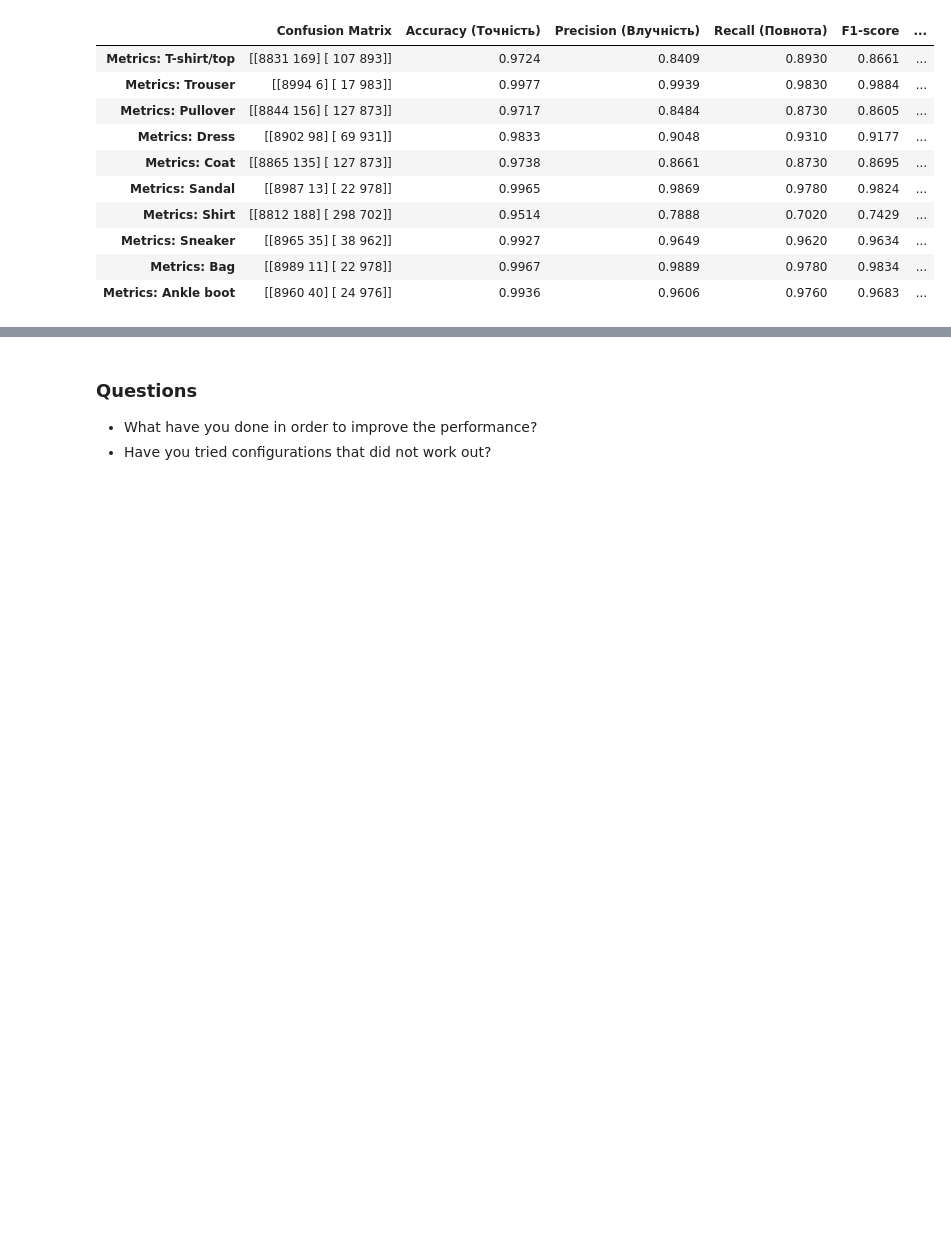
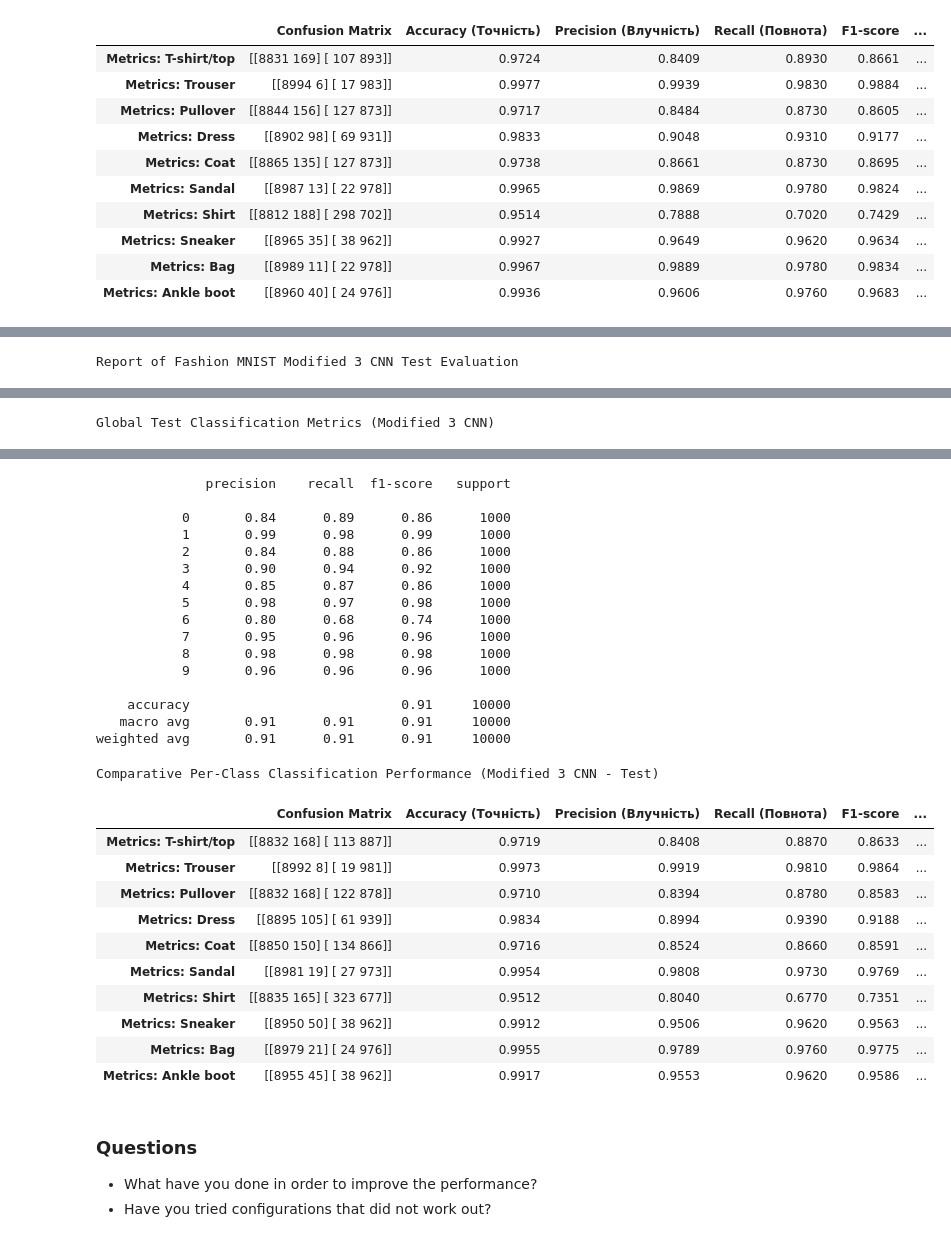
Before and after one commit to BogdanPinchuk/ComputerVision-PBY_HW15, a Jupyter notebook: Bohdan_Pinchuk_CV_HW15.ipynb, the cells around one changed output, grey strips where cells are left out. Cells and saved outputs as stored; diff of their text form; code cells hidden in the pictures; blank space fills up the shorter version.

```diff
--- a/Bohdan_Pinchuk_CV_HW15.ipynb
+++ b/Bohdan_Pinchuk_CV_HW15.ipynb
@@ -1284,0 +1498,50 @@ Comparative Per-Class Classification Performance (Modified 2 CNN - Test)
+# %%
+# Evaluation: modified 3
+
+import importlib
+import numpy as np
+import apps.main as mn
+import apps.reporter as rpt
+from apps.reporter import Reporter
+
+importlib.reload(mn)
+importlib.reload(rpt)
+
+# Input data
+eval_x = x_test_n_sc
+eval_y = y_test
+
+# Solution
+# Check the overall stats
+ev_loss, ev_accuracy = model_modified_3.evaluate(eval_x, eval_y, verbose=0)
+
+rp = rpt.Reporter()
+rp.tolerance = 4
+rp.add_item("Test Loss (SCCE)", rp.format_value(ev_loss))
+rp.add_item("Test Accuracy", rp.format_value(ev_accuracy))
+
+# Compute the labels and the predictions as sparse values
+y_pred_probs = model_modified_3.predict(eval_x, verbose=0, callbacks=[mn.TqdmProgressCallback()])
+y_probs = np.max(y_pred_probs, axis=1)
+y_pred = np.argmax(y_pred_probs, axis=1)
+y_true = eval_y
+
+# Compute and print the accuracy for each class
+classes_comparison = []
+for class_id, class_name in classes.items():
+    y_true_binary = (y_true == class_id).astype(int)
+    y_pred_binary = (y_pred == class_id).astype(int)
+    y_prob_binary = y_pred_probs[:, class_id]
+    # form unique report
+    classes_comparison.append((f"Metrics: {class_name}",
+                               mn.calc_class_metrics(y_true_binary, y_pred_binary, y_prob_binary,
+                                                     is_print=False, is_charts=False)))
+
+# Print results
+rp.print_pd_report("Report of Fashion MNIST Modified 3 CNN Test Evaluation")
+_ = mn.calc_class_metrics(y_true, y_pred, caption="Global Test Classification Metrics (Modified 3 CNN)")
+
+Reporter.print_concat_pd_reports(classes_comparison,
+                                 "Comparative Per-Class Classification Performance (Modified 3 CNN - Test)")
+# %% [output]
+Report of Fashion MNIST Modified 3 CNN Test Evaluation
@@ -1284,0 +1551 @@ Comparative Per-Class Classification Performance (Modified 2 CNN - Test)
+Global Test Classification Metrics (Modified 3 CNN)
@@ -1285,3 +1557,31 @@ Comparative Per-Class Classification Performance (Modified 2 CNN - Test)
+              precision    recall  f1-score   support
+
+           0       0.84      0.89      0.86      1000
+           1       0.99      0.98      0.99      1000
+           2       0.84      0.88      0.86      1000
+           3       0.90      0.94      0.92      1000
+           4       0.85      0.87      0.86      1000
+           5       0.98      0.97      0.98      1000
+           6       0.80      0.68      0.74      1000
+           7       0.95      0.96      0.96      1000
+           8       0.98      0.98      0.98      1000
+           9       0.96      0.96      0.96      1000
+
+    accuracy                           0.91     10000
+   macro avg       0.91      0.91      0.91     10000
+weighted avg       0.91      0.91      0.91     10000
+Comparative Per-Class Classification Performance (Modified 3 CNN - Test)
+|  | Confusion Matrix | Accuracy (Точність) | Precision (Влучність) | Recall (Повнота) | F1-score | ... |
+| Metrics: T-shirt/top | [[8832 168] [ 113 887]] | 0.9719 | 0.8408 | 0.8870 | 0.8633 | ... |
+| Metrics: Trouser | [[8992 8] [ 19 981]] | 0.9973 | 0.9919 | 0.9810 | 0.9864 | ... |
+| Metrics: Pullover | [[8832 168] [ 122 878]] | 0.9710 | 0.8394 | 0.8780 | 0.8583 | ... |
+| Metrics: Dress | [[8895 105] [ 61 939]] | 0.9834 | 0.8994 | 0.9390 | 0.9188 | ... |
+| Metrics: Coat | [[8850 150] [ 134 866]] | 0.9716 | 0.8524 | 0.8660 | 0.8591 | ... |
+| Metrics: Sandal | [[8981 19] [ 27 973]] | 0.9954 | 0.9808 | 0.9730 | 0.9769 | ... |
+| Metrics: Shirt | [[8835 165] [ 323 677]] | 0.9512 | 0.8040 | 0.6770 | 0.7351 | ... |
+| Metrics: Sneaker | [[8950 50] [ 38 962]] | 0.9912 | 0.9506 | 0.9620 | 0.9563 | ... |
+| Metrics: Bag | [[8979 21] [ 24 976]] | 0.9955 | 0.9789 | 0.9760 | 0.9775 | ... |
+| Metrics: Ankle boot | [[8955 45] [ 38 962]] | 0.9917 | 0.9553 | 0.9620 | 0.9586 | ... |
 # %% [markdown]
 ### Questions
 
```
Also changed, not shown: parts of 9 cells of this notebook.
